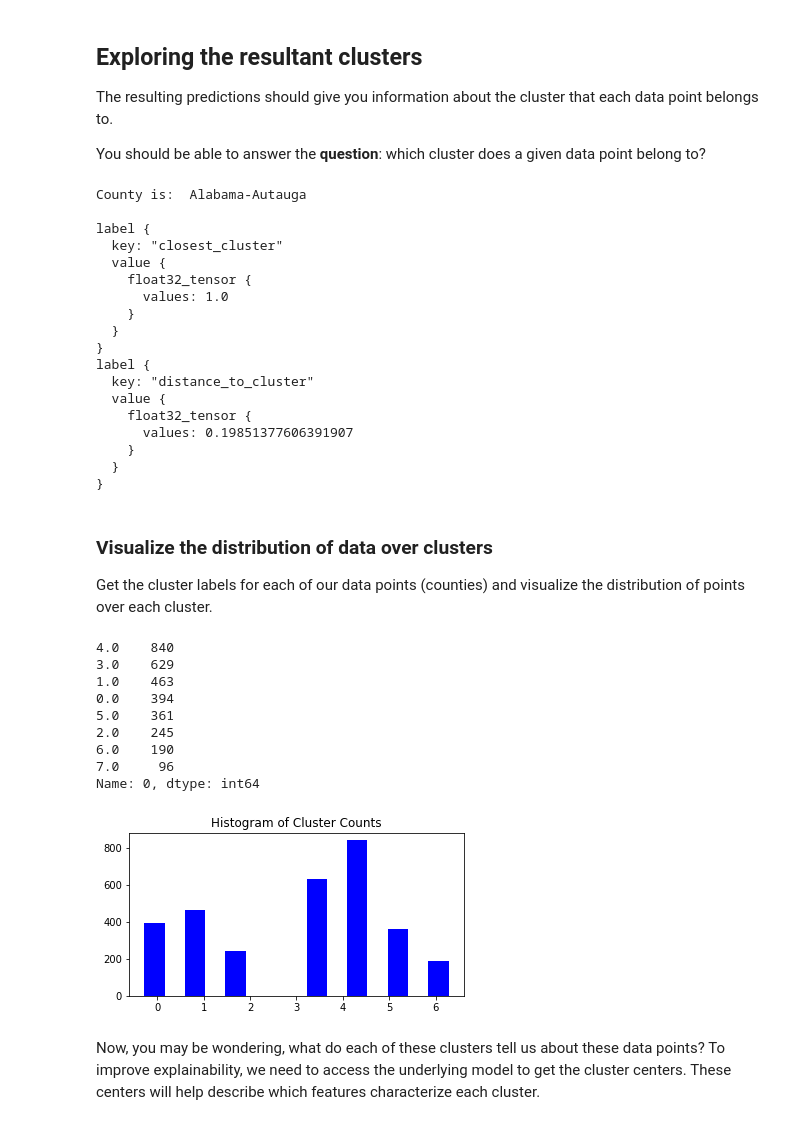
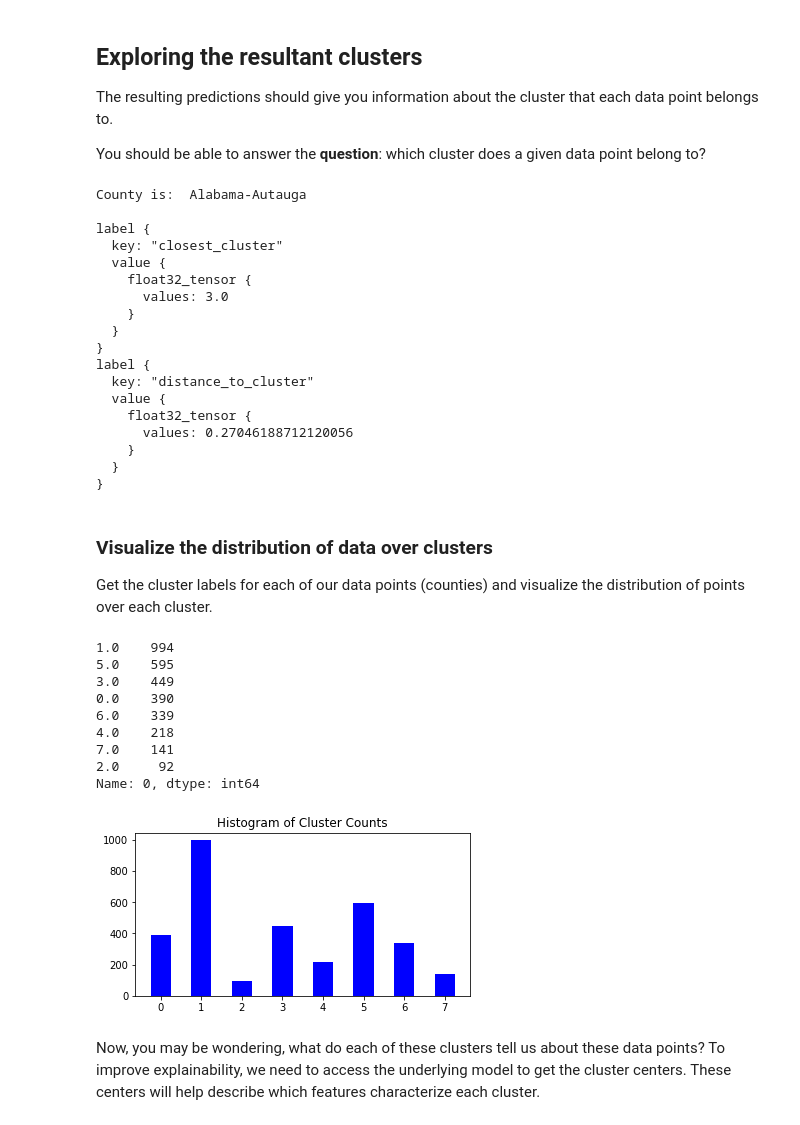
Before and after one commit to udacity/ML_SageMaker_Studies, a Jupyter notebook: Population_Segmentation/Pop_Segmentation_Solution.ipynb, the cells around one changed output. Cells and saved outputs as stored; diff of their text form; code cells hidden in the pictures.

```diff
--- a/Population_Segmentation/Pop_Segmentation_Solution.ipynb
+++ b/Population_Segmentation/Pop_Segmentation_Solution.ipynb
@@ -693,7 +691,13 @@ Alabama-Barbour	0.107730	-0.065244	0.093111	0.297829	 0.146258	 0.296662	  0.506
 # %%
 # create dimensionality-reduced data
 def create_transformed_df(train_pca, counties_scaled, n_top_components):
-
+    ''' Return a dataframe of data points with component features.
+        The dataframe should be indexed by State-County and contain component values.
+        :param train_pca: A list of pca training data, returned by a PCA model.
+        :param counties_scaled: A dataframe of normalized, original features.
+        :param n_top_components: An integer, the number of top components to use.
+        :return: A dataframe, indexed by State-County, with n_top_component values as columns.
+     '''
     # create new dataframe to add data to
     counties_transformed=pd.DataFrame()
 
@@ -711,7 +715,8 @@ def create_transformed_df(train_pca, counties_scaled, n_top_components):
     start_idx = N_COMPONENTS - n_top_components
     counties_transformed = counties_transformed.iloc[:,start_idx:]
 
-    return counties_transformed
+    # reverse columns, component order
+    return counties_transformed.iloc[:, ::-1]
 # %% [markdown]
 Now we can create a dataset where each county is described by the top n principle components that we analyzed earlier. Each of these components is a linear combination of the original feature space. We can interpret each of these components by analyzing the makeup of the component, shown previously.
 # %%
@@ -851,7 +858,7 @@ label {
   key: "closest_cluster"
   value {
     float32_tensor {
-      values: 1.0
+      values: 3.0
     }
   }
 }
@@ -859,7 +866,7 @@ label {
   key: "distance_to_cluster"
   value {
     float32_tensor {
-      values: 0.19851377606391907
+      values: 0.27046188712120056
     }
   }
 }
@@ -876,26 +883,26 @@ cluster_df = pd.DataFrame(cluster_labels)[0].value_counts()
 
 print(cluster_df)
 # %% [output]
-4.0    840
-3.0    629
-1.0    463
-0.0    394
-5.0    361
-2.0    245
-6.0    190
-7.0     96
+1.0    994
+5.0    595
+3.0    449
+0.0    390
+6.0    339
+4.0    218
+7.0    141
+2.0     92
 Name: 0, dtype: int64
 # %%
 # another method of visualizing the distribution
 # display a histogram of cluster counts
 ax =plt.subplots(figsize=(6,3))
-ax = plt.hist(cluster_labels, bins=8,  range=(-0.5, 6.5), color='blue', rwidth=0.5)
+ax = plt.hist(cluster_labels, bins=8,  range=(-0.5, 7.5), color='blue', rwidth=0.5)
 
 title="Histogram of Cluster Counts"
 plt.title(title, fontsize=12)
 plt.show()
 # %% [output]
-[figure, old version]
+[figure, new version]
 # %% [markdown]
 Now, you may be wondering, what do each of these clusters tell us about these data points? To improve explainability, we need to access the underlying model to get the cluster centers. These centers will help describe which features characterize each cluster.
 # %% [markdown]
```
Also changed, not shown: parts of 36 cells of this notebook, 1 other file.
